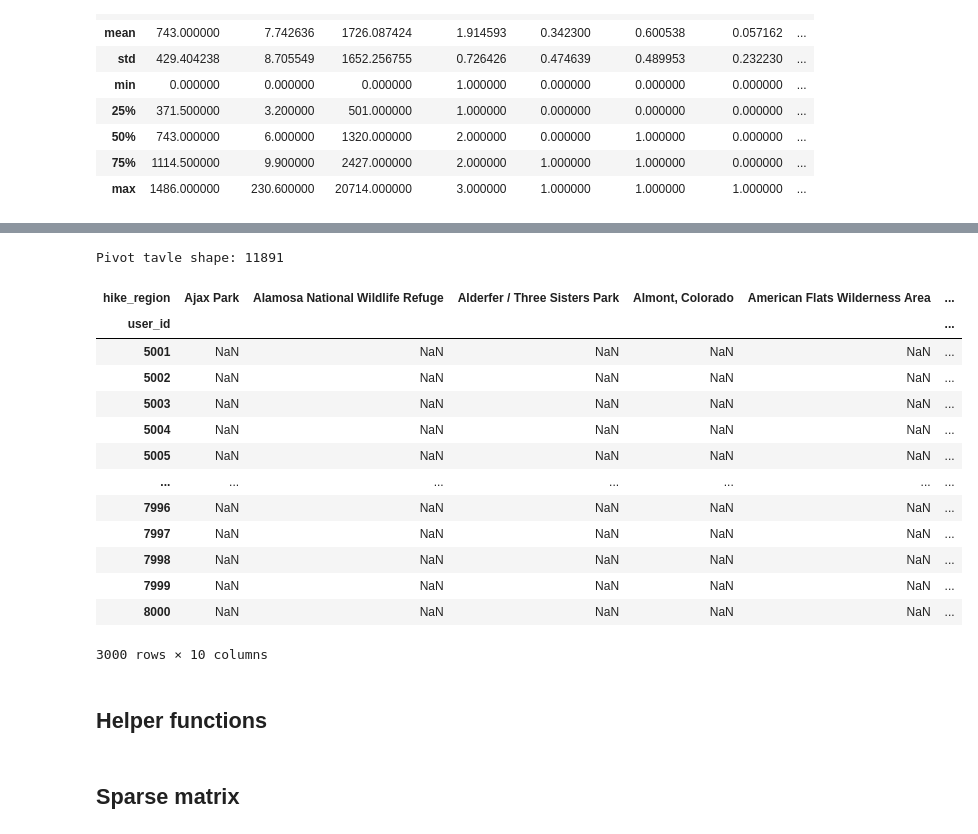
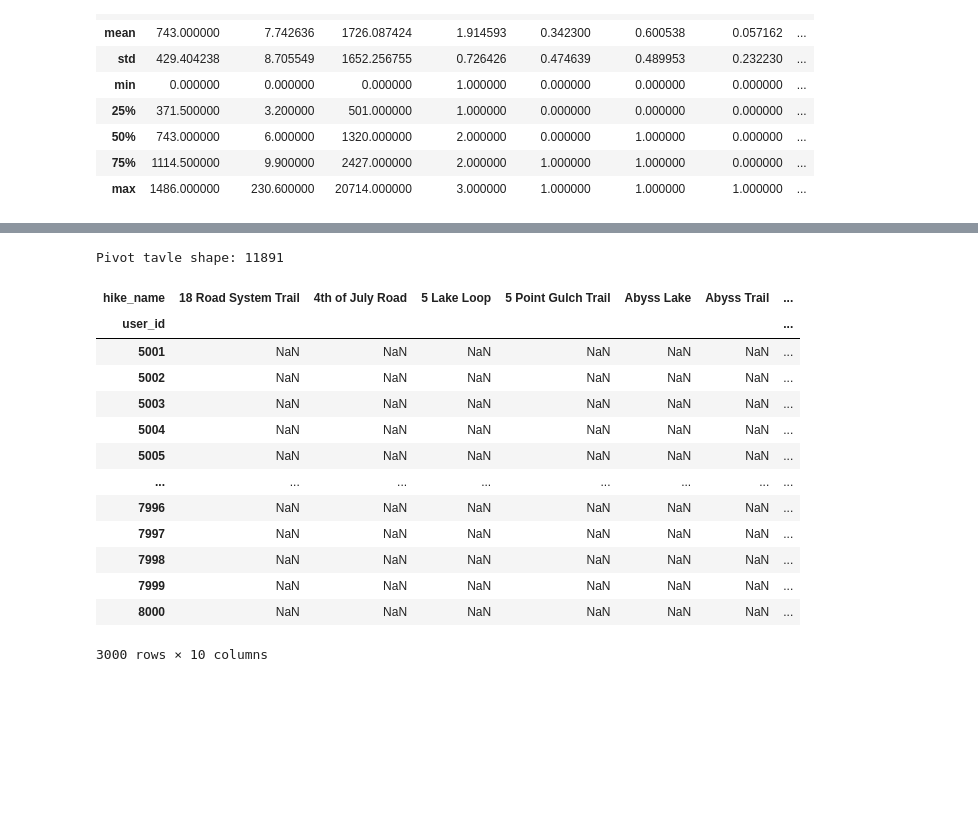
Before and after one commit to helenabarmer/machine_learning_intro, a Jupyter notebook: Clustering/clustering.ipynb, the cells around one changed output, grey strips where cells are left out. Cells and saved outputs as stored; diff of their text form; code cells hidden in the pictures; blank space fills up the shorter version.

```diff
--- a/Clustering/clustering.ipynb
+++ b/Clustering/clustering.ipynb
@@ -116,0 +186,9 @@ df_features.describe()
+# %%
+#from sklearn.preprocessing import MinMaxScaler
+from sklearn.preprocessing import RobustScaler
+
+X = df_features.iloc[:, 3:].values
+scaler = RobustScaler()
+rescale = scaler.fit_transform(X)
+df_scaled = pd.DataFrame(rescale, columns=['total_distance','elevation_gain','hike_difficulty','loop', 'out_and_back', 'point_to_point','dog_friendly', 'kid_friendly', 'camping', 'waterfall', 'river','lake', 'wildflowers', 'wildlife','views'])
+df_scaled.head()
@@ -154,29 +249,27 @@ df_features.head()
 # %%
 # Merge dataframes
 merged_df = pd.merge(df, df_features, on='hike_id')
 
 # Create pivot table
-df_pivot = pd.pivot_table(merged_df, index='user_id', columns='hike_region', values='rating')
+df_pivot = pd.pivot_table(merged_df, index='user_id', columns='hike_name', values='rating')
 
 print(f'Pivot tavle shape: {len(df_pivot)}')
 
 # First 5 rows, and 10 columns
 df_pivot.iloc[5000:8000, :10]
 # %% [output]
 Pivot tavle shape: 11891
-| hike_region | Ajax Park | Alamosa National Wildlife Refuge | Alderfer / Three Sisters Park | Almont, Colorado | American Flats Wilderness Area | ... |
-| user_id |  |  |  |  |  | ... |
-| 5001 | NaN | NaN | NaN | NaN | NaN | ... |
-| 5002 | NaN | NaN | NaN | NaN | NaN | ... |
-| 5003 | NaN | NaN | NaN | NaN | NaN | ... |
-| 5004 | NaN | NaN | NaN | NaN | NaN | ... |
-| 5005 | NaN | NaN | NaN | NaN | NaN | ... |
-| ... | ... | ... | ... | ... | ... | ... |
-| 7996 | NaN | NaN | NaN | NaN | NaN | ... |
-| 7997 | NaN | NaN | NaN | NaN | NaN | ... |
-| 7998 | NaN | NaN | NaN | NaN | NaN | ... |
-| 7999 | NaN | NaN | NaN | NaN | NaN | ... |
-| 8000 | NaN | NaN | NaN | NaN | NaN | ... |
+| hike_name | 18 Road System Trail | 4th of July Road | 5 Lake Loop | 5 Point Gulch Trail | Abyss Lake | Abyss Trail | ... |
+| user_id |  |  |  |  |  |  | ... |
+| 5001 | NaN | NaN | NaN | NaN | NaN | NaN | ... |
+| 5002 | NaN | NaN | NaN | NaN | NaN | NaN | ... |
+| 5003 | NaN | NaN | NaN | NaN | NaN | NaN | ... |
+| 5004 | NaN | NaN | NaN | NaN | NaN | NaN | ... |
+| 5005 | NaN | NaN | NaN | NaN | NaN | NaN | ... |
+| ... | ... | ... | ... | ... | ... | ... | ... |
+| 7996 | NaN | NaN | NaN | NaN | NaN | NaN | ... |
+| 7997 | NaN | NaN | NaN | NaN | NaN | NaN | ... |
+| 7998 | NaN | NaN | NaN | NaN | NaN | NaN | ... |
+| 7999 | NaN | NaN | NaN | NaN | NaN | NaN | ... |
+| 8000 | NaN | NaN | NaN | NaN | NaN | NaN | ... |
 3000 rows × 10 columns
-# %% [markdown]
-## Helper functions
@@ -210,2 +275,0 @@ def sort_by_rating_density(df, n_hikes, n_users):
-# %% [markdown]
-## Sparse matrix
```
Also changed, not shown: parts of 52 cells of this notebook.
